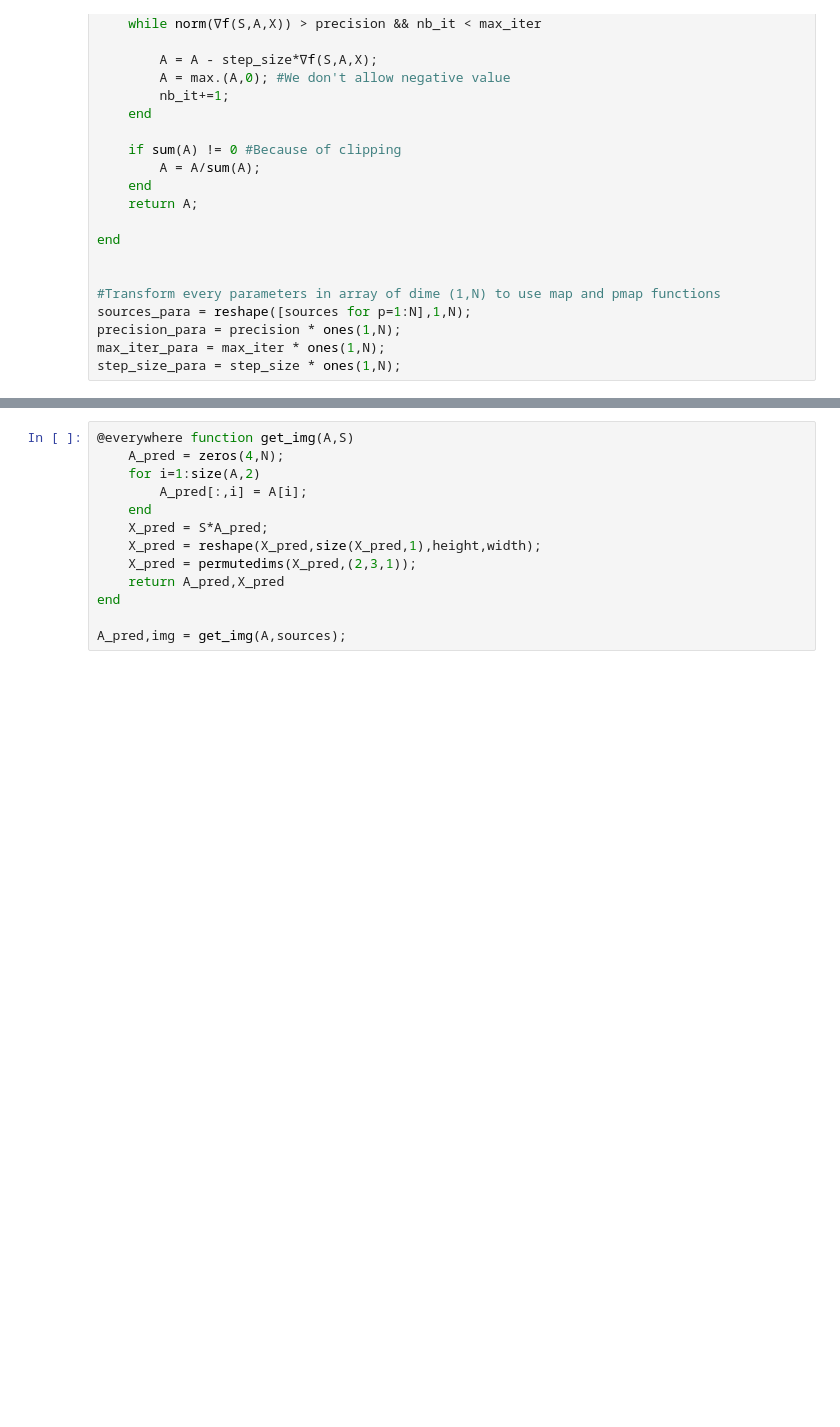
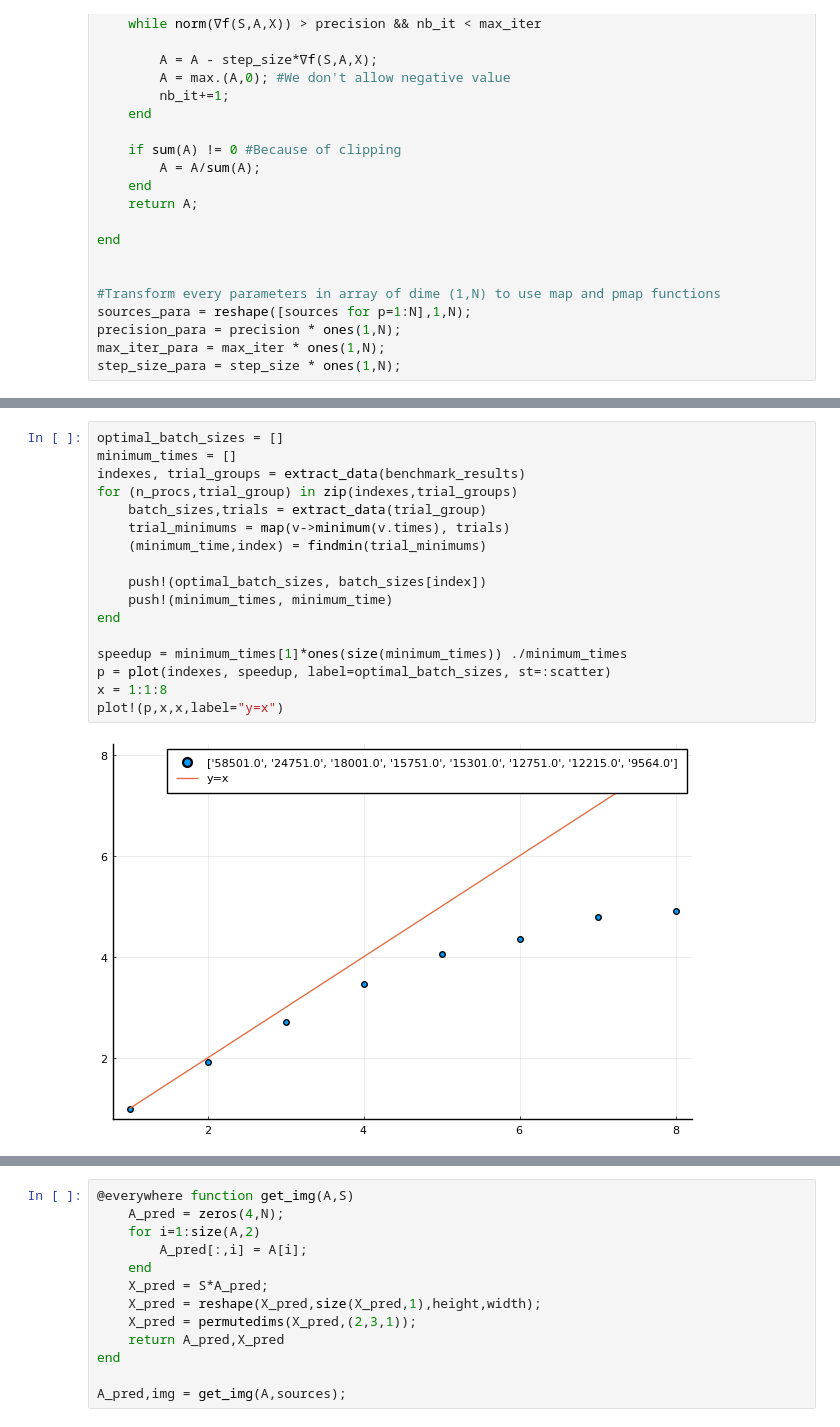
Before and after one commit to C18andre/ParallelComputingJulia, a Jupyter notebook: Project_parallelization_Julia_student.ipynb, the cells around one changed output, grey strips where cells are left out. Saved outputs shown, nothing was run; the diff lists cells and outputs as text; blank space fills up the shorter version.

```diff
--- a/Project_parallelization_Julia_student.ipynb
+++ b/Project_parallelization_Julia_student.ipynb
@@ -127,0 +332,19 @@ A = @time map(GD_Pixel,img_small_para,A,sources_para,precision_para,max_iter_par
+# %%
+optimal_batch_sizes = []
+minimum_times = []
+indexes, trial_groups = extract_data(benchmark_results)
+for (n_procs,trial_group) in zip(indexes,trial_groups)
+    batch_sizes,trials = extract_data(trial_group)
+    trial_minimums = map(v->minimum(v.times), trials)
+    (minimum_time,index) = findmin(trial_minimums)
+
+    push!(optimal_batch_sizes, batch_sizes[index])
+    push!(minimum_times, minimum_time)
+end
+
+speedup = minimum_times[1]*ones(size(minimum_times)) ./minimum_times
+p = plot(indexes, speedup, label=optimal_batch_sizes, st=:scatter)
+x = 1:1:8
+plot!(p,x,x,label="y=x")
+# %% [output]
+[figure, added]
```
Also changed, not shown: parts of 23 cells of this notebook.
